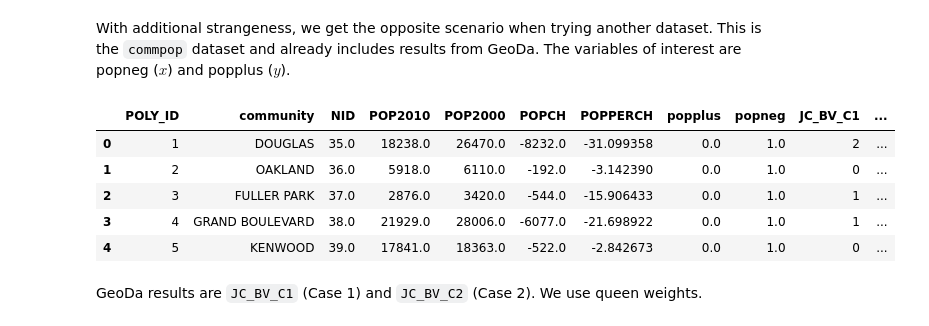
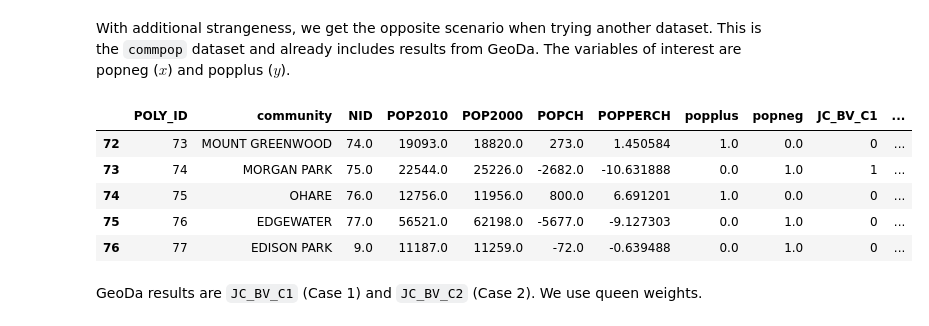
Before and after one commit to jeffcsauer/GSOC2020, a Jupyter notebook: validation/Understanding_BV_LJC.ipynb, the cells around one changed output. Drawn from its saved outputs; the diff is of its cells as text; code cells hidden in the pictures.

```diff
--- a/validation/Understanding_BV_LJC.ipynb
+++ b/validation/Understanding_BV_LJC.ipynb
@@ -291,14 +291,14 @@ test_results_case1.LJC[1]
 With additional strangeness, we get the opposite scenario when trying another dataset. This is the `commpop` dataset and already includes results from GeoDa. The variables of interest are popneg ($x$) and popplus ($y$).
 # %%
 commpop = gpd.read_file("https://github.com/jeffcsauer/GSOC2020/raw/master/validation/data/commpop_geodavalues.gpkg")
-commpop.head()
+commpop.tail()
 # %% [output]
 |  | POLY_ID | community | NID | POP2010 | POP2000 | POPCH | POPPERCH | popplus | popneg | JC_BV_C1 | ... |
-| 0 | 1 | DOUGLAS | 35.0 | 18238.0 | 26470.0 | -8232.0 | -31.099358 | 0.0 | 1.0 | 2 | ... |
-| 1 | 2 | OAKLAND | 36.0 | 5918.0 | 6110.0 | -192.0 | -3.142390 | 0.0 | 1.0 | 0 | ... |
-| 2 | 3 | FULLER PARK | 37.0 | 2876.0 | 3420.0 | -544.0 | -15.906433 | 0.0 | 1.0 | 1 | ... |
-| 3 | 4 | GRAND BOULEVARD | 38.0 | 21929.0 | 28006.0 | -6077.0 | -21.698922 | 0.0 | 1.0 | 1 | ... |
-| 4 | 5 | KENWOOD | 39.0 | 17841.0 | 18363.0 | -522.0 | -2.842673 | 0.0 | 1.0 | 0 | ... |
+| 72 | 73 | MOUNT GREENWOOD | 74.0 | 19093.0 | 18820.0 | 273.0 | 1.450584 | 1.0 | 0.0 | 0 | ... |
+| 73 | 74 | MORGAN PARK | 75.0 | 22544.0 | 25226.0 | -2682.0 | -10.631888 | 0.0 | 1.0 | 1 | ... |
+| 74 | 75 | OHARE | 76.0 | 12756.0 | 11956.0 | 800.0 | 6.691201 | 1.0 | 0.0 | 0 | ... |
+| 75 | 76 | EDGEWATER | 77.0 | 56521.0 | 62198.0 | -5677.0 | -9.127303 | 0.0 | 1.0 | 0 | ... |
+| 76 | 77 | EDISON PARK | 9.0 | 11187.0 | 11259.0 | -72.0 | -0.639488 | 0.0 | 1.0 | 0 | ... |
 # %% [markdown]
 GeoDa results are `JC_BV_C1` (Case 1) and `JC_BV_C2` (Case 2). We use queen weights.
 # %%
```
Also changed, not shown: 5 other files.
